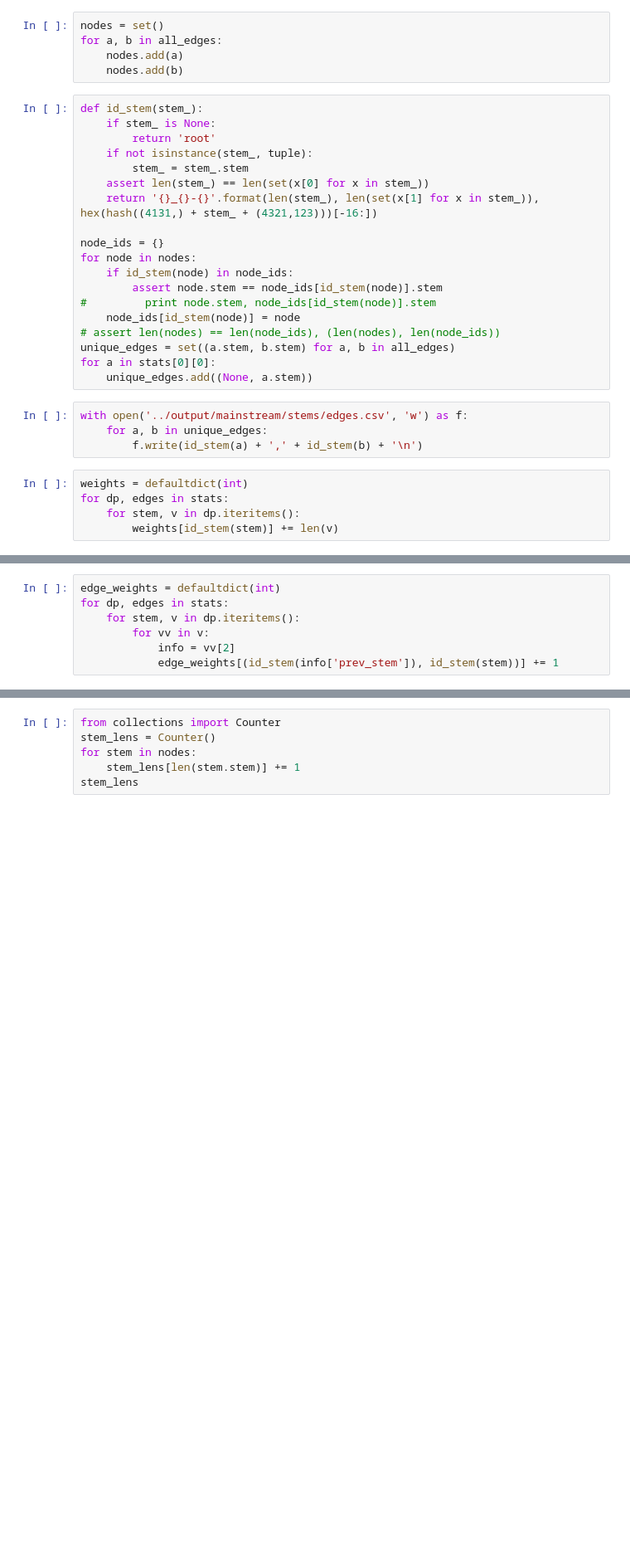
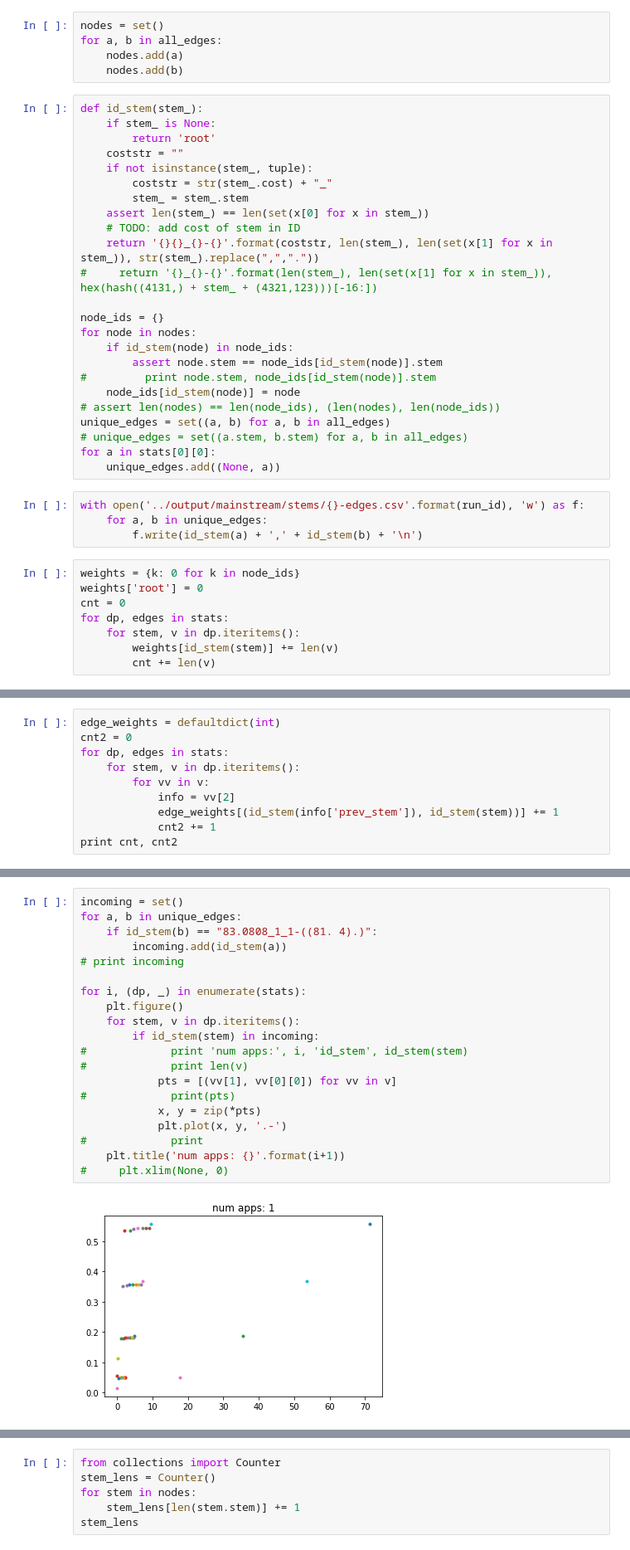
Before and after one commit to angelajiang/mainstream-analysis, a Jupyter notebook: notebooks/stem-graph.ipynb, the cells around one changed output, grey strips where cells are left out. Shown at 83% size. Cells and saved outputs as stored; diff of their text form; blank space fills up the shorter version.

Commit message:
stem graph

```diff
--- a/notebooks/stem-graph.ipynb
+++ b/notebooks/stem-graph.ipynb
@@ -38,10 +62,14 @@ for a, b in all_edges:
 def id_stem(stem_):
     if stem_ is None:
         return 'root'
+    coststr = ""
     if not isinstance(stem_, tuple):
+        coststr = str(stem_.cost) + "_"
         stem_ = stem_.stem
     assert len(stem_) == len(set(x[0] for x in stem_))
-    return '{}_{}-{}'.format(len(stem_), len(set(x[1] for x in stem_)), hex(hash((4131,) + stem_ + (4321,123)))[-16:])
+    # TODO: add cost of stem in ID
+    return '{}{}_{}-{}'.format(coststr, len(stem_), len(set(x[1] for x in stem_)), str(stem_).replace(",","."))
+#     return '{}_{}-{}'.format(len(stem_), len(set(x[1] for x in stem_)), hex(hash((4131,) + stem_ + (4321,123)))[-16:])
 
 node_ids = {}
 for node in nodes:
@@ -50,16 +78,20 @@ for node in nodes:
 #         print node.stem, node_ids[id_stem(node)].stem
     node_ids[id_stem(node)] = node
 # assert len(nodes) == len(node_ids), (len(nodes), len(node_ids))
-unique_edges = set((a.stem, b.stem) for a, b in all_edges)
+unique_edges = set((a, b) for a, b in all_edges)
+# unique_edges = set((a.stem, b.stem) for a, b in all_edges)
 for a in stats[0][0]:
-    unique_edges.add((None, a.stem))
+    unique_edges.add((None, a))
 # %%
-with open('../output/mainstream/stems/edges.csv', 'w') as f:
+with open('../output/mainstream/stems/{}-edges.csv'.format(run_id), 'w') as f:
     for a, b in unique_edges:
         f.write(id_stem(a) + ',' + id_stem(b) + '\n')
 # %%
-weights = defaultdict(int)
+weights = {k: 0 for k in node_ids}
+weights['root'] = 0
+cnt = 0
 for dp, edges in stats:
     for stem, v in dp.iteritems():
         weights[id_stem(stem)] += len(v)
+        cnt += len(v)
 # %%
@@ -69,8 +101,11 @@ with open('../output/mainstream/stems/nodes.csv', 'w') as f:
         f.write('{},{},{}\n'.format(node, node, weights[node]))
 # %%
 edge_weights = defaultdict(int)
+cnt2 = 0
 for dp, edges in stats:
     for stem, v in dp.iteritems():
         for vv in v:
             info = vv[2]
             edge_weights[(id_stem(info['prev_stem']), id_stem(stem))] += 1
+            cnt2 += 1
+print cnt, cnt2
@@ -76,0 +114,22 @@ for dp, edges in stats:
+# %%
+incoming = set()
+for a, b in unique_edges:
+    if id_stem(b) == "83.0808_1_1-((81. 4).)":
+        incoming.add(id_stem(a))
+# print incoming
+
+for i, (dp, _) in enumerate(stats):
+    plt.figure()
+    for stem, v in dp.iteritems():
+        if id_stem(stem) in incoming:
+#             print 'num apps:', i, 'id_stem', id_stem(stem)
+#             print len(v)
+            pts = [(vv[1], vv[0][0]) for vv in v]
+#             print(pts)
+            x, y = zip(*pts)
+            plt.plot(x, y, '.-')
+#             print
+    plt.title('num apps: {}'.format(i+1))
+#     plt.xlim(None, 0)
+# %% [output]
+[figure, added]
```
Also changed, not shown: parts of 7 cells of this notebook, 1 other file.
